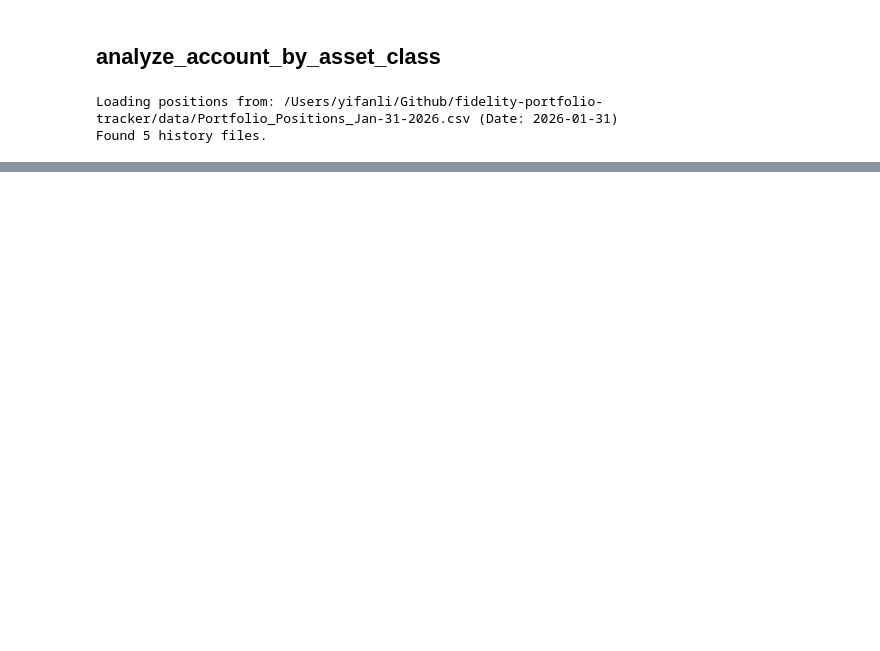
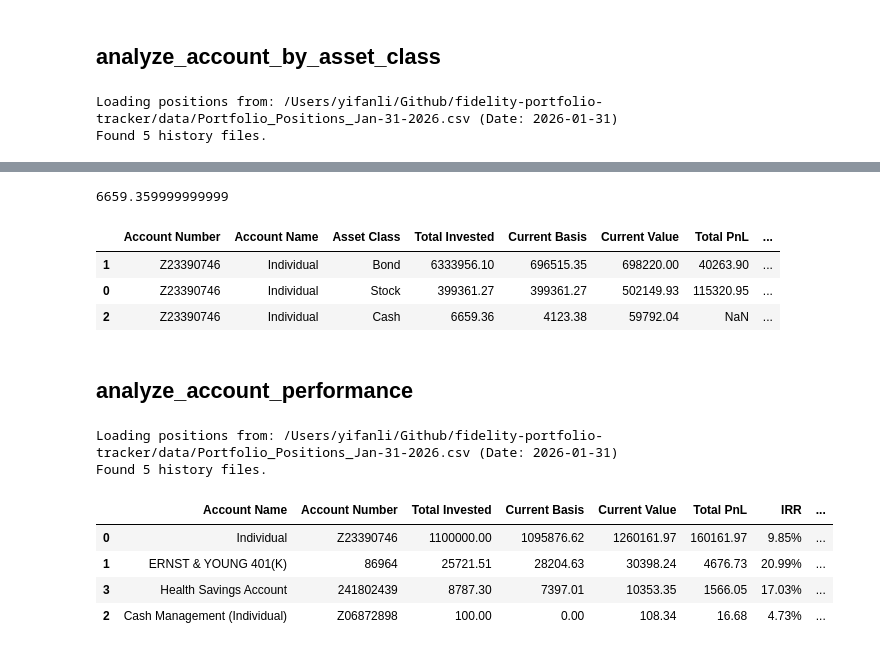
Before and after one commit to yifan-lee/fidelity-portfolio-tracker, a Jupyter notebook: scripts/DEV.ipynb, the cells around one changed output, grey strips where cells are left out. Saved outputs shown, nothing was run; the diff lists cells and outputs as text; code cells hidden in the pictures; blank space fills up the shorter version.

Commit message:
somme issue in asset class

```diff
--- a/scripts/DEV.ipynb
+++ b/scripts/DEV.ipynb
@@ -823,9 +947,11 @@ Loading positions from: /Users/yifanli/Github/fidelity-portfolio-tracker/data/Po
 Found 5 history files.
 # %%
 account_num, entity_name = test_case_pair[0]
+data = analyzer.data
 account_name = data.account_map.get(account_num, "Unknown")
 
-asset_class = "Bond"
+
+asset_class = "Stock"
 # %%
 asset_class_cash_flows = build_asset_class_cash_flows(analyzer.data, account_num, asset_class)
 metrics = calculate_metrics(asset_class_cash_flows)
@@ -859,0 +992,72 @@ data.transa
+# %%
+cash_cash_flows.total_invested
+# %% [output]
+6659.359999999999
+# %%
+account_num, entity_name = test_case_pair[0]
+analyzer.analyze_account_by_asset_class(account_num).head(20)
+# %% [output]
+|  | Account Number | Account Name | Asset Class | Total Invested | Current Basis | Current Value | Total PnL | ... |
+| 1 | Z23390746 | Individual | Bond | 6333956.10 | 696515.35 | 698220.00 | 40263.90 | ... |
+| 0 | Z23390746 | Individual | Stock | 399361.27 | 399361.27 | 502149.93 | 115320.95 | ... |
+| 2 | Z23390746 | Individual | Cash | 6659.36 | 4123.38 | 59792.04 | NaN | ... |
+# %% [markdown]
+## analyze_account_performance
+# %%
+from support_functions import portfolio_analyzer
+importlib.reload(portfolio_analyzer)
+from support_functions.portfolio_analyzer import (
+    PortfolioAnalyzer,
+)
+
+from support_functions import flow_builders
+importlib.reload(flow_builders)
+from support_functions.flow_builders import (
+    build_account_cash_flows,
+)
+
+from support_functions import math_utils
+importlib.reload(math_utils)
+from support_functions.math_utils import (
+    calculate_metrics,
+)
+
+analyzer = PortfolioAnalyzer(data_dir, output_dir)
+# %% [output]
+Loading positions from: /Users/yifanli/Github/fidelity-portfolio-tracker/data/Portfolio_Positions_Jan-31-2026.csv (Date: 2026-01-31)
+Found 5 history files.
+# %%
+unique_accounts = analyzer.data.unique_accounts
+results = []
+
+for _, row in unique_accounts.iterrows():
+    account_name = row['Account Name']
+    account_num = row['Account Number']
+    account_cash_flows = build_account_cash_flows(analyzer.data, account_num)
+    metrics = calculate_metrics(account_cash_flows)
+
+    results.append({
+        'Account Name': account_name,
+        'Account Number': account_num,
+        'Total Invested': account_cash_flows.total_invested,
+        'Current Basis': account_cash_flows.current_basis,
+        'Current Value': account_cash_flows.current_value,
+        'Total PnL': metrics['Total PnL'],
+        'IRR': f"{metrics['IRR']:.2%}" if metrics['IRR'] is not None else "N/A",
+        'Total Return (%)': f"{metrics['ROI']:.2%}",
+        'Holding Period (Y)': f"{metrics['Holding Period (Y)']:.2f}"
+    })
+
+results = pd.DataFrame(results)
+if not results.empty and 'Total Invested' in results.columns:
+    ratio = results['Total Invested'] / results['Total Invested'].sum()
+    results['Investment Ratio'] = ratio.apply(lambda x: f"{x:.2%}")
+    results.sort_values('Total Invested', ascending=False)
+# %%
+results.sort_values('Total Invested', ascending=False)
+# %% [output]
+|  | Account Name | Account Number | Total Invested | Current Basis | Current Value | Total PnL | IRR | ... |
+| 0 | Individual | Z23390746 | 1100000.00 | 1095876.62 | 1260161.97 | 160161.97 | 9.85% | ... |
+| 1 | ERNST & YOUNG 401(K) | 86964 | 25721.51 | 28204.63 | 30398.24 | 4676.73 | 20.99% | ... |
+| 3 | Health Savings Account | 241802439 | 8787.30 | 7397.01 | 10353.35 | 1566.05 | 17.03% | ... |
+| 2 | Cash Management (Individual) | Z06872898 | 100.00 | 0.00 | 108.34 | 16.68 | 4.73% | ... |
```
Also changed, not shown: parts of 21 cells of this notebook, 5 other files.
